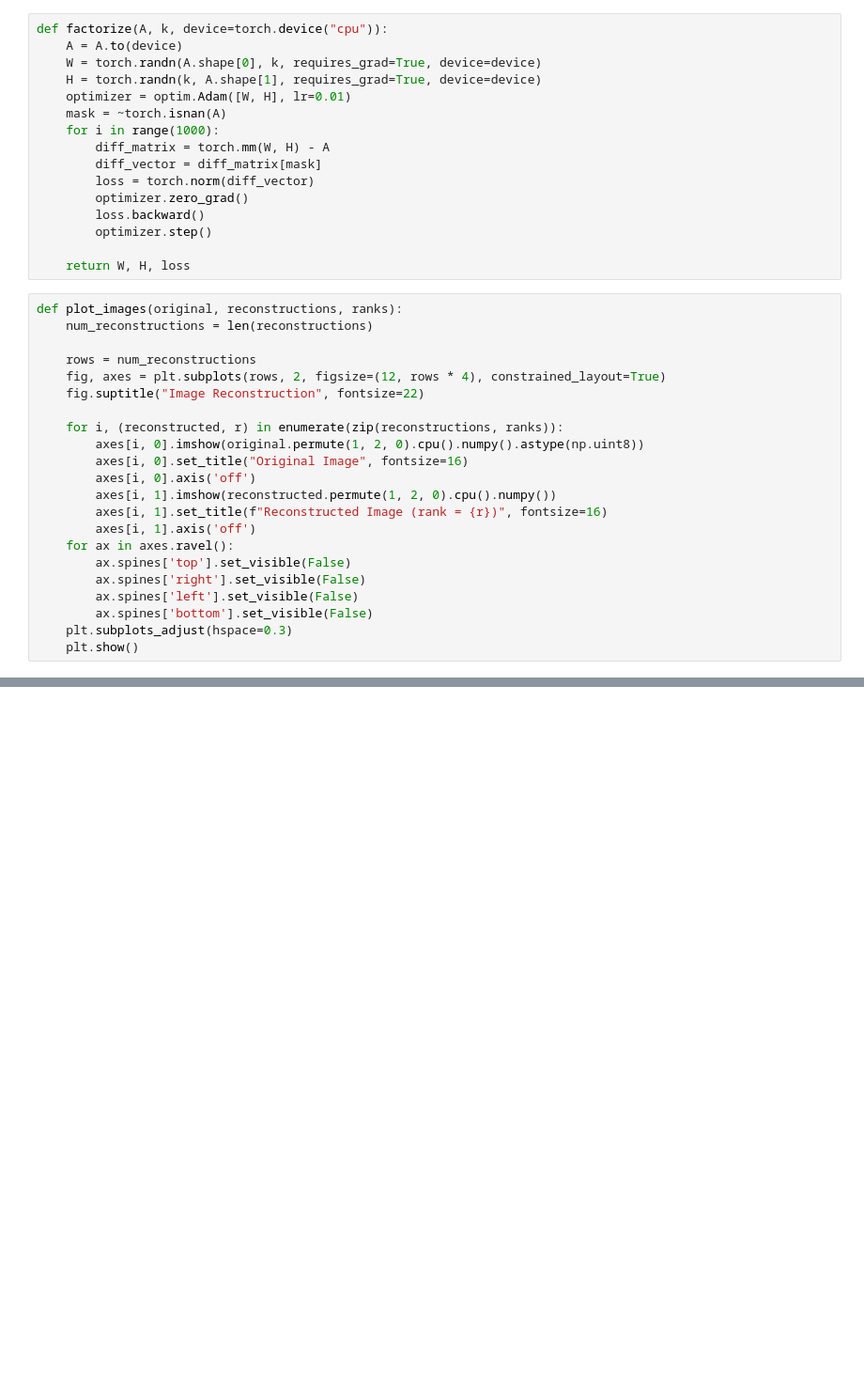
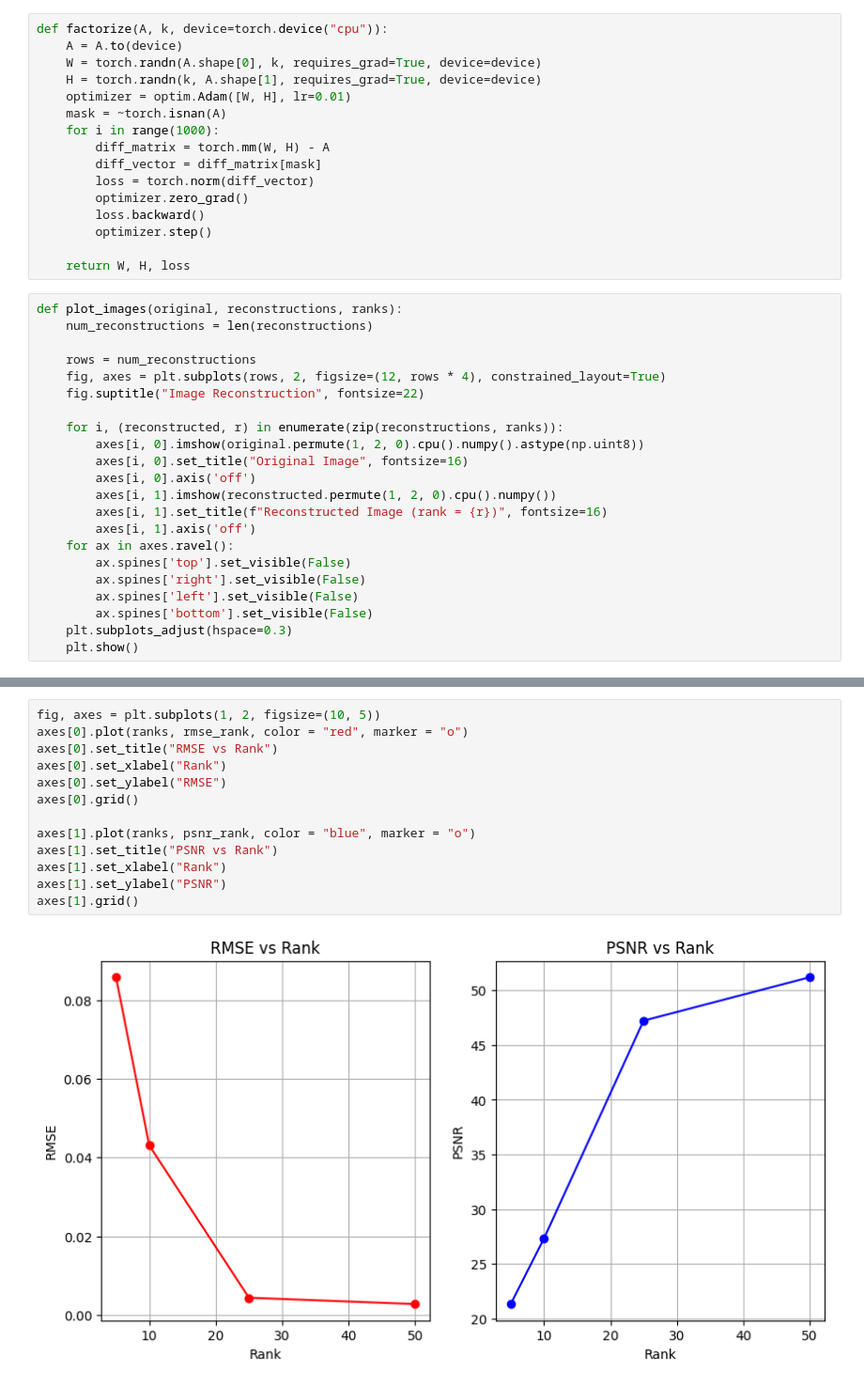
Before and after one commit to Arjun-BD/ES335-MLAssignment2, a Jupyter notebook: Task5.ipynb, the cells around one changed output, grey strips where cells are left out. Shown at 94% size. Cells and saved outputs as stored; diff of their text form; blank space fills up the shorter version.

```diff
--- a/Task5.ipynb
+++ b/Task5.ipynb
@@ -135,0 +163,15 @@ plt.show()
+# %%
+fig, axes = plt.subplots(1, 2, figsize=(10, 5))
+axes[0].plot(ranks, rmse_rank, color = "red", marker = "o")
+axes[0].set_title("RMSE vs Rank")
+axes[0].set_xlabel("Rank")
+axes[0].set_ylabel("RMSE")
+axes[0].grid()
+
+axes[1].plot(ranks, psnr_rank, color = "blue", marker = "o")
+axes[1].set_title("PSNR vs Rank")
+axes[1].set_xlabel("Rank")
+axes[1].set_ylabel("PSNR")
+axes[1].grid()
+# %% [output]
+[figure, added]
```
Also changed, not shown: parts of 6 cells of this notebook.
